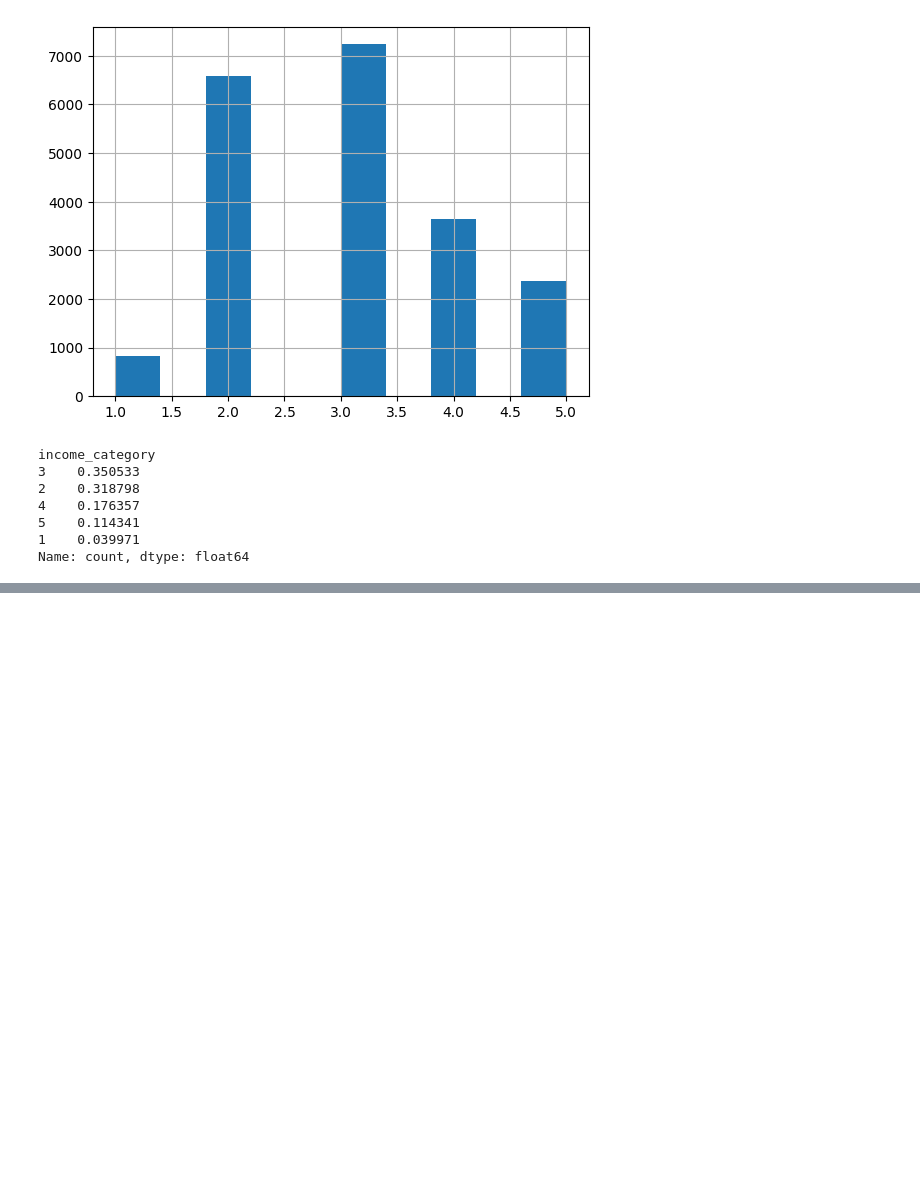
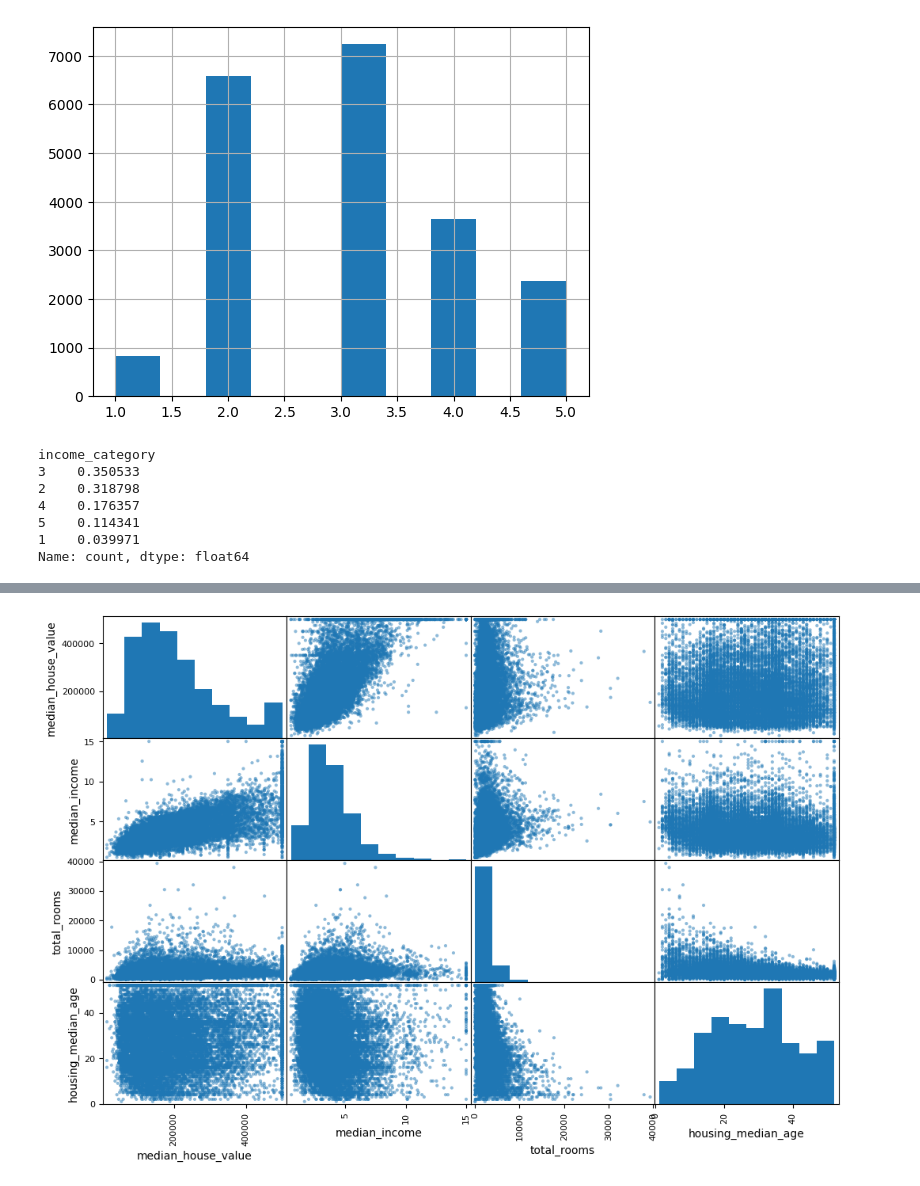
Before and after one commit to alekLukanen/ML-notebooks, a Jupyter notebook: chapter_2_oreilly.ipynb, the cells around one changed output, grey strips where cells are left out. Cells and saved outputs as stored; diff of their text form; code cells hidden in the pictures; blank space fills up the shorter version.

```diff
--- a/chapter_2_oreilly.ipynb
+++ b/chapter_2_oreilly.ipynb
@@ -123,0 +158,6 @@ housing.plot(kind="scatter", x="longitude", y="latitude", alpha=0.1)
+# %%
+attributes = ["median_house_value", "median_income", "total_rooms", "housing_median_age"]
+scatter_matrix(strat_train_set_copy[attributes], figsize=(12,8))
+plt.show()
+# %% [output]
+[figure, added]
```
Also changed, not shown: parts of 43 cells of this notebook.
